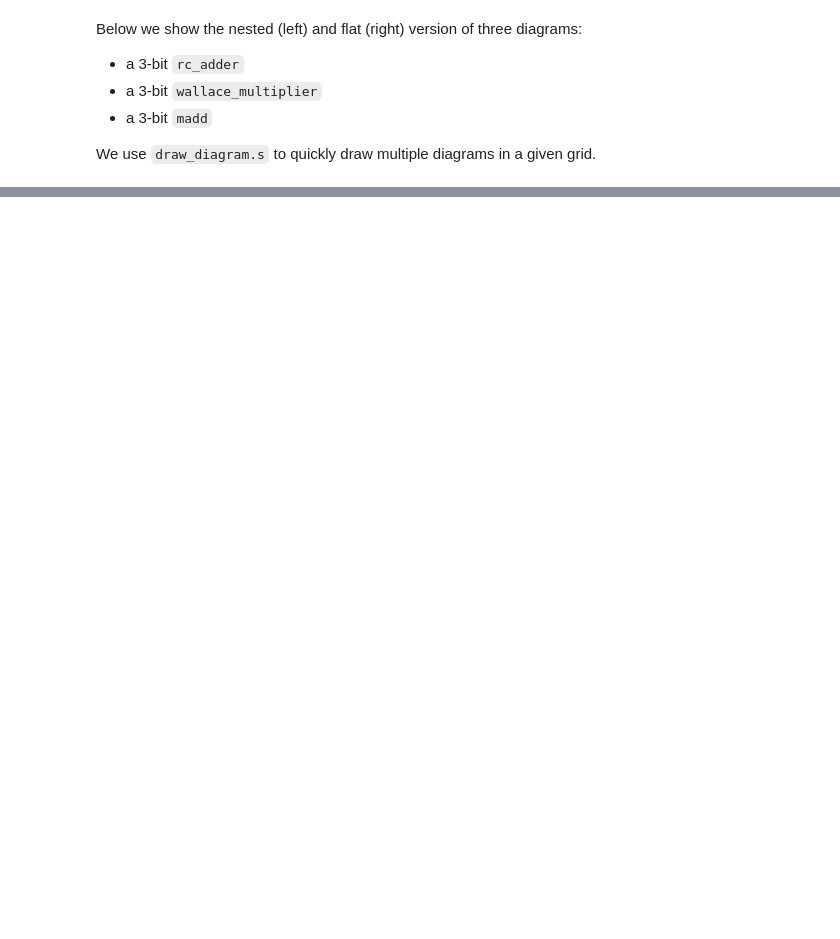
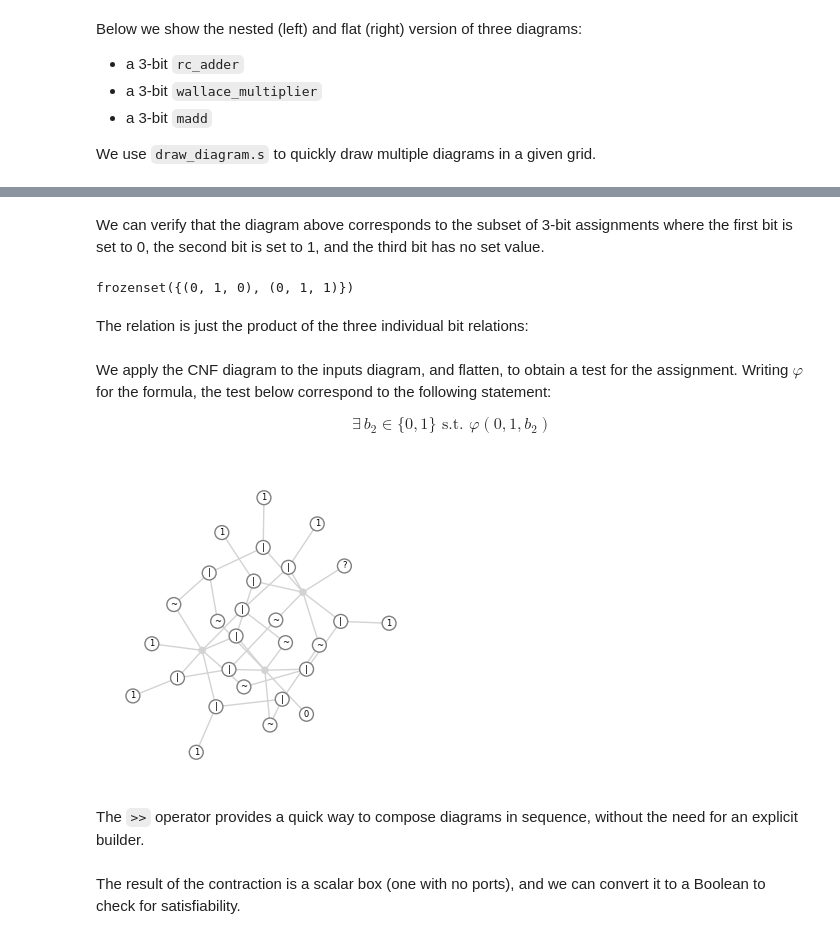
Before and after one commit to hashberg-io/tensorsat, a Jupyter notebook: notebooks/01-introduction.ipynb, the cells around one changed output, grey strips where cells are left out. Cells and saved outputs as stored; diff of their text form; code cells hidden in the pictures; blank space fills up the shorter version.

Commit message:
feat: wrie contraction and FinRel sections of introduction notebook

```diff
--- a/notebooks/01-introduction.ipynb
+++ b/notebooks/01-introduction.ipynb
@@ -557,0 +779,8 @@ draw_diagram.s(
+# %% [markdown]
+We can verify that the diagram above corresponds to the subset of 3-bit assignments where the first bit is set to 0, the second bit is set to 1, and the third bit has no set value.
+# %%
+SimpleContraction.contract_using_opt_einsum(FinRel, cnf.inputs("01?")).to_set()
+# %% [output]
+frozenset({(0, 1, 0), (0, 1, 1)})
+# %% [markdown]
+The relation is just the product of the three individual bit relations:
@@ -557,0 +791,19 @@ draw_diagram.s(
+# %% [markdown]
+We apply the CNF diagram to the inputs diagram, and flatten, to obtain a test for the assignment.
+Writing $\varphi$ for the formula, the test below correspond to the following statement:
+
+$$
+\exists \, b_2 \in \lbrace 0, 1 \rbrace \text{ s.t. } \varphi(0, 1, b_2)
+$$
+# %%
+test_01u = (cnf.inputs("01?") >> cnf.diagram(mode="bintree")).flatten()
+draw_diagram(
+    test_01u,
+    node_label={"box": binop_labels},
+    figsize=(4, 4),
+)
+# %% [output]
+[figure, added]
+# %% [markdown]
+
+The `>>` operator provides a quick way to compose diagrams in sequence, without the need for an explicit builder.
@@ -557,0 +816,2 @@ draw_diagram.s(
+# %% [markdown]
+The result of the contraction is a scalar box (one with no ports), and we can convert it to a Boolean to check for satisfiability.
```
Also changed, not shown: parts of 78 cells of this notebook, 3 other files.
